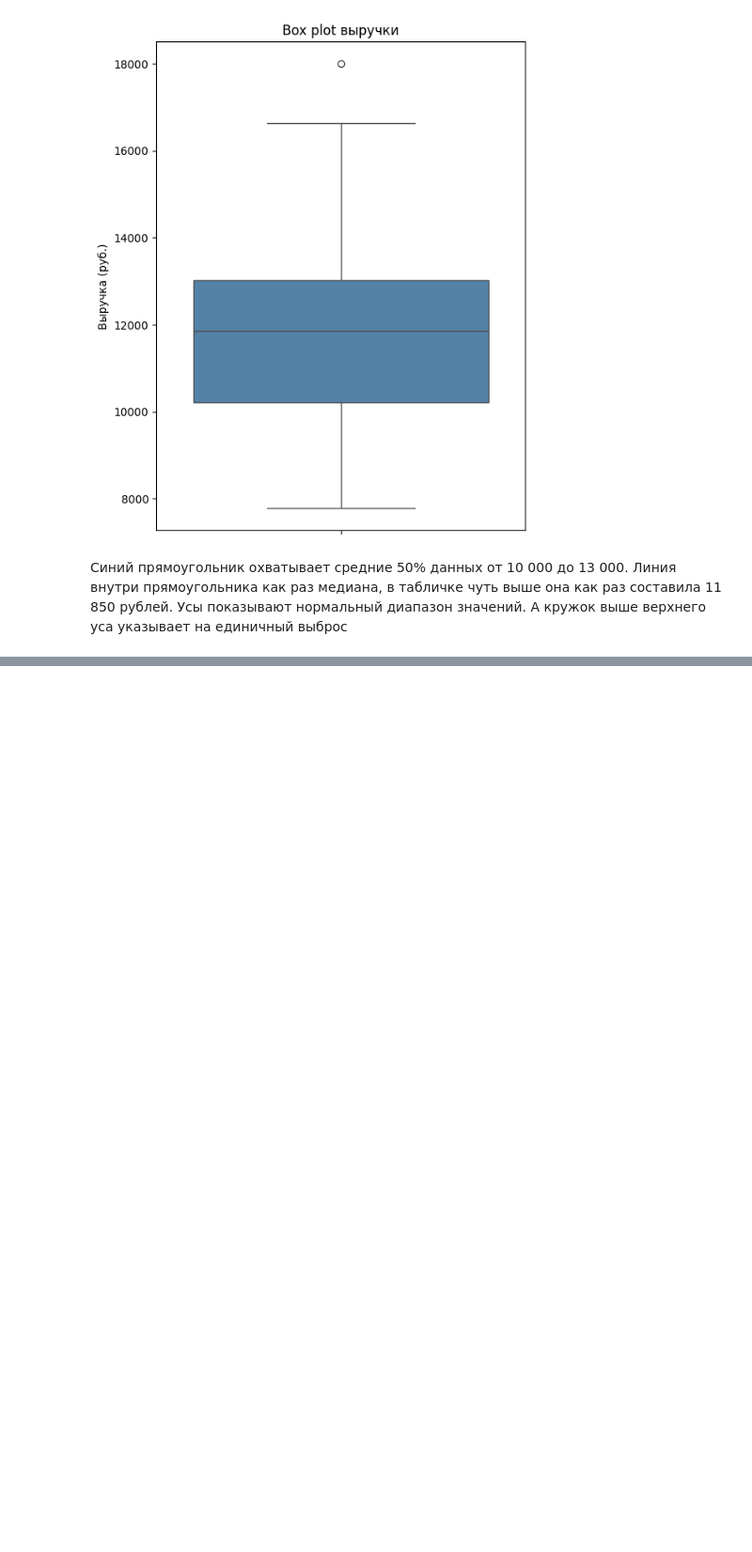
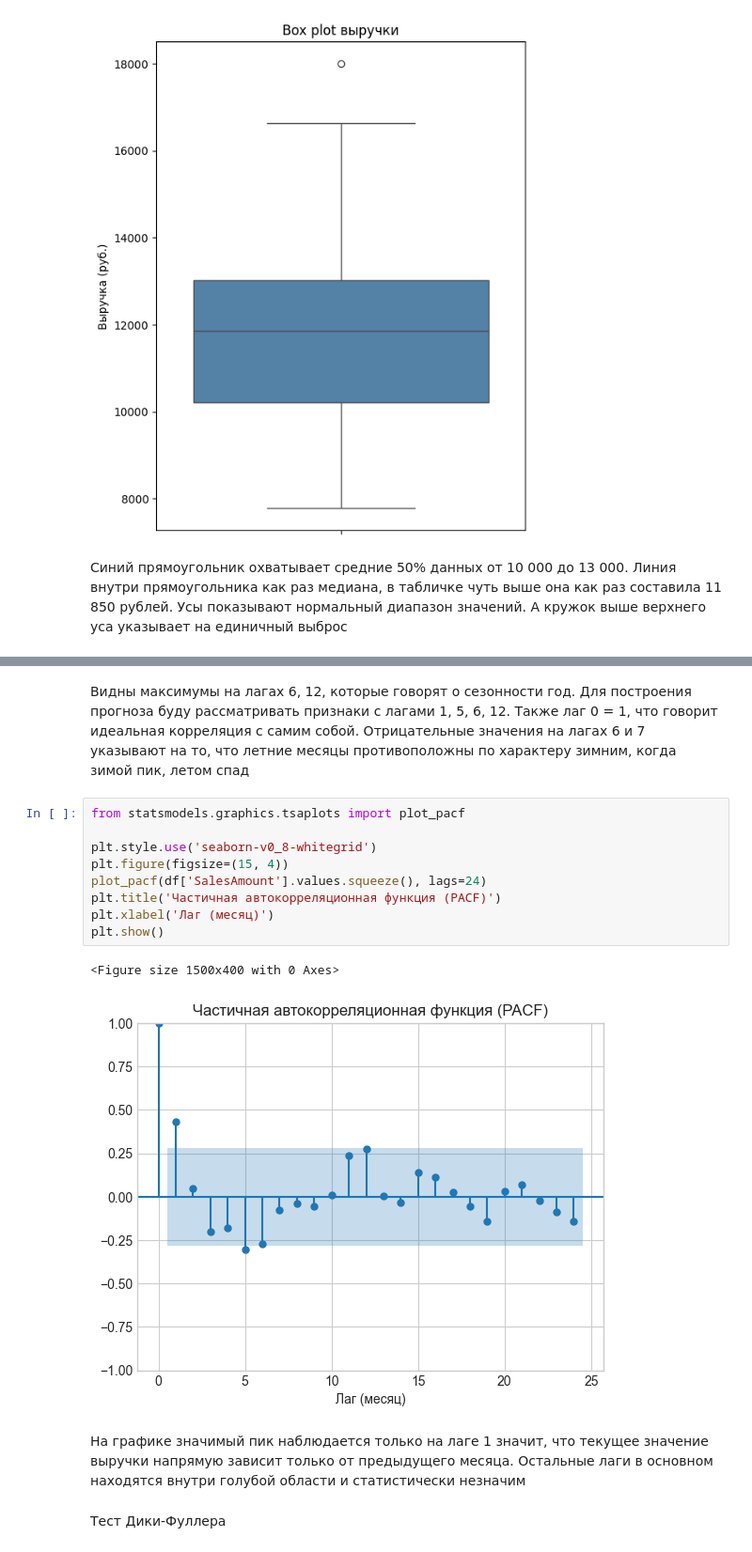
Before and after one commit to gureeva07/predictive_analytics_lab1, a Jupyter notebook: lab1.ipynb, the cells around one changed output, grey strips where cells are left out. Shown at 94% size. Drawn from its saved outputs; the diff is of its cells as text; blank space fills up the shorter version.

Commit message:
визуализация, ACF/PACF, декомпозиция и FFT

```diff
--- a/lab1.ipynb
+++ b/lab1.ipynb
@@ -111,0 +126,18 @@ plt.show()
+# %% [markdown]
+Видны максимумы на лагах 6, 12, которые говорят о сезонности год. Для построения прогноза буду рассматривать признаки с лагами 1, 5, 6, 12. Также лаг 0 = 1, что говорит идеальная корреляция с самим собой. Отрицательные значения на лагах 6 и 7 указывают на то, что летние месяцы противоположны по характеру зимним, когда зимой пик, летом спад
+# %%
+from statsmodels.graphics.tsaplots import plot_pacf
+
+plt.style.use('seaborn-v0_8-whitegrid')
+plt.figure(figsize=(15, 4))
+plot_pacf(df['SalesAmount'].values.squeeze(), lags=24)
+plt.title('Частичная автокорреляционная функция (PACF)')
+plt.xlabel('Лаг (месяц)')
+plt.show()
+# %% [output]
+<Figure size 1500x400 with 0 Axes>
+[figure, added]
+# %% [markdown]
+На графике значимый пик наблюдается только на лаге 1 значит, что текущее значение выручки напрямую зависит только от предыдущего месяца. Остальные лаги в основном находятся внутри голубой области и статистически незначим
+# %% [markdown]
+Тест Дики-Фуллера
```
Also changed, not shown: parts of 11 cells of this notebook.
